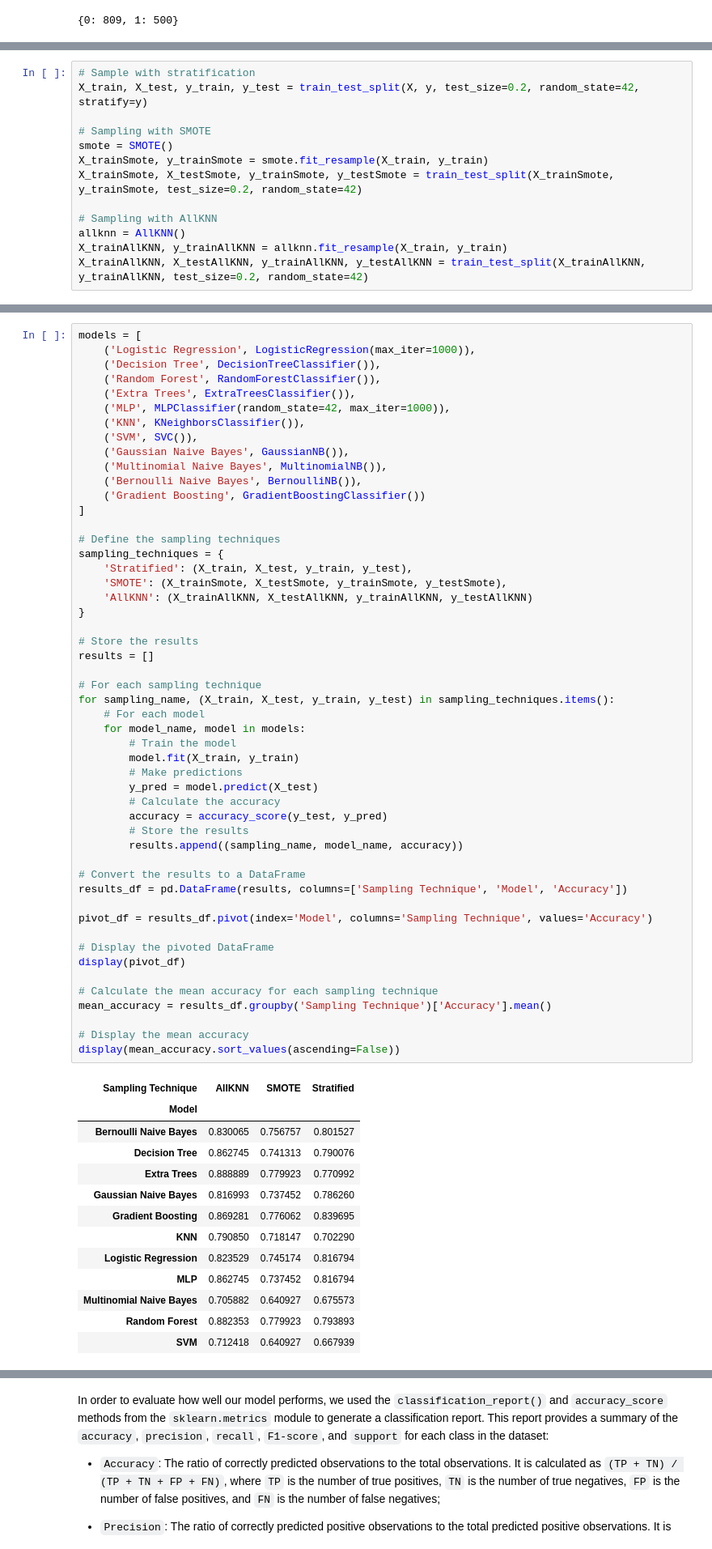
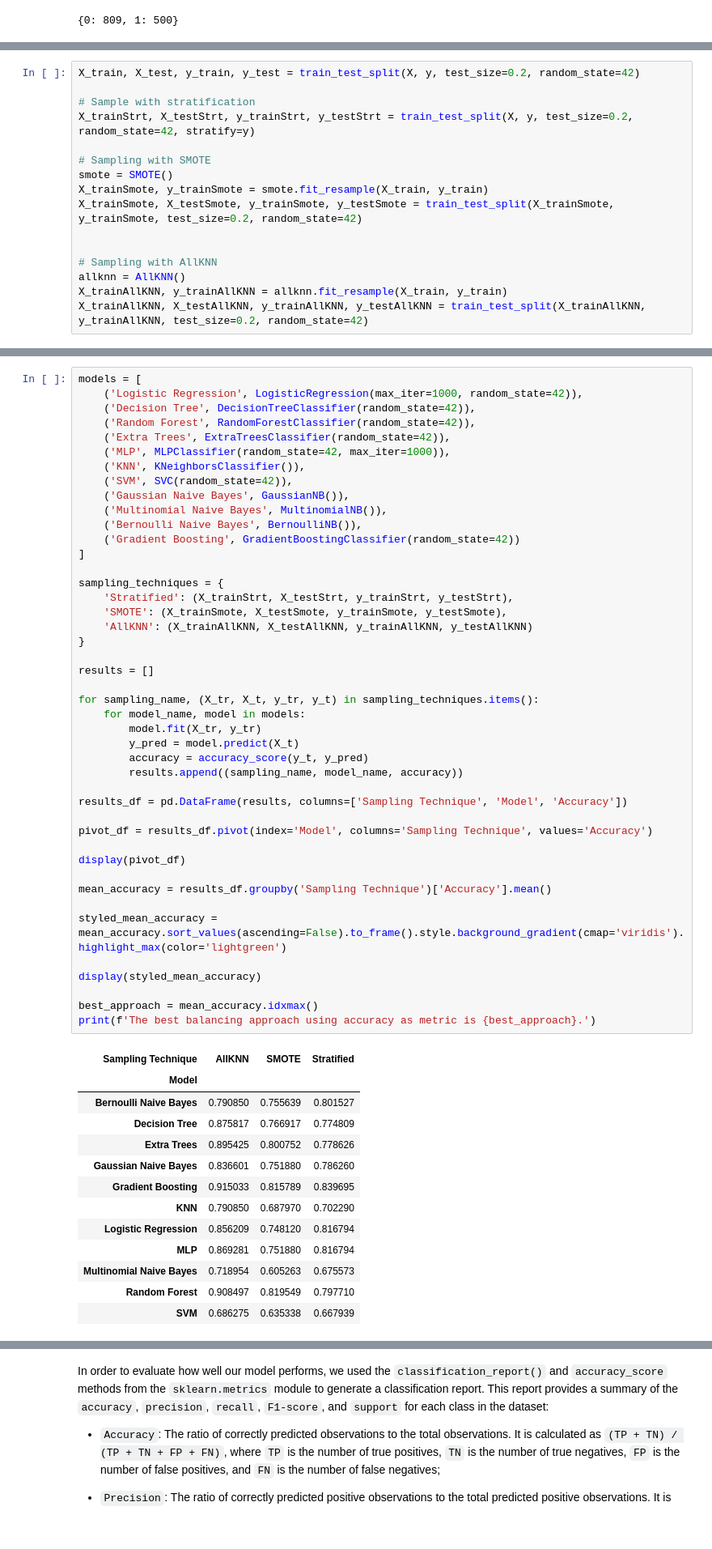
Before and after one commit to antoniooazevedo/titanic-dataset-analysis, a Jupyter notebook: analysis.ipynb, the cells around one changed output, grey strips where cells are left out. Shown at 81% size. Saved outputs shown, nothing was run; the diff lists cells and outputs as text.

```diff
--- a/analysis.ipynb
+++ b/analysis.ipynb
@@ -238,13 +241,16 @@ Considering our dataset is quiet unbalanced, having 62% of the people not surviv
 - `Stratified sampling`: This involves splitting the dataset into training and testing sets while maintaining the same class distribution in both sets. We used the `stratify` parameter in the `train_test_split()` method to perform stratified sampling.
 # %%
+X_train, X_test, y_train, y_test = train_test_split(X, y, test_size=0.2, random_state=42)
+
 # Sample with stratification
-X_train, X_test, y_train, y_test = train_test_split(X, y, test_size=0.2, random_state=42, stratify=y)
+X_trainStrt, X_testStrt, y_trainStrt, y_testStrt = train_test_split(X, y, test_size=0.2, random_state=42, stratify=y)
 
 # Sampling with SMOTE
 smote = SMOTE()
 X_trainSmote, y_trainSmote = smote.fit_resample(X_train, y_train)
 X_trainSmote, X_testSmote, y_trainSmote, y_testSmote = train_test_split(X_trainSmote, y_trainSmote, test_size=0.2, random_state=42)
 
+
 # Sampling with AllKNN
 allknn = AllKNN()
 X_trainAllKNN, y_trainAllKNN = allknn.fit_resample(X_train, y_train)
@@ -254,65 +260,58 @@ So we can simplify and only use one of the approaches in order to do a deep anal
 # %%
 models = [
-    ('Logistic Regression', LogisticRegression(max_iter=1000)),
-    ('Decision Tree', DecisionTreeClassifier()),
-    ('Random Forest', RandomForestClassifier()),
-    ('Extra Trees', ExtraTreesClassifier()),
+    ('Logistic Regression', LogisticRegression(max_iter=1000, random_state=42)),
+    ('Decision Tree', DecisionTreeClassifier(random_state=42)),
+    ('Random Forest', RandomForestClassifier(random_state=42)),
+    ('Extra Trees', ExtraTreesClassifier(random_state=42)),
     ('MLP', MLPClassifier(random_state=42, max_iter=1000)),
     ('KNN', KNeighborsClassifier()),
-    ('SVM', SVC()),
+    ('SVM', SVC(random_state=42)),
     ('Gaussian Naive Bayes', GaussianNB()),
     ('Multinomial Naive Bayes', MultinomialNB()),
     ('Bernoulli Naive Bayes', BernoulliNB()),
-    ('Gradient Boosting', GradientBoostingClassifier())
+    ('Gradient Boosting', GradientBoostingClassifier(random_state=42))
 ]
 
-# Define the sampling techniques
 sampling_techniques = {
-    'Stratified': (X_train, X_test, y_train, y_test),
+    'Stratified': (X_trainStrt, X_testStrt, y_trainStrt, y_testStrt),
     'SMOTE': (X_trainSmote, X_testSmote, y_trainSmote, y_testSmote),
     'AllKNN': (X_trainAllKNN, X_testAllKNN, y_trainAllKNN, y_testAllKNN)
 }
 
-# Store the results
 results = []
 
-# For each sampling technique
-for sampling_name, (X_train, X_test, y_train, y_test) in sampling_techniques.items():
-    # For each model
+for sampling_name, (X_tr, X_t, y_tr, y_t) in sampling_techniques.items():
     for model_name, model in models:
-        # Train the model
-        model.fit(X_train, y_train)
-        # Make predictions
-        y_pred = model.predict(X_test)
-        # Calculate the accuracy
-        accuracy = accuracy_score(y_test, y_pred)
-        # Store the results
+        model.fit(X_tr, y_tr)
+        y_pred = model.predict(X_t)
+        accuracy = accuracy_score(y_t, y_pred)
         results.append((sampling_name, model_name, accuracy))
 
-# Convert the results to a DataFrame
 results_df = pd.DataFrame(results, columns=['Sampling Technique', 'Model', 'Accuracy'])
 
 pivot_df = results_df.pivot(index='Model', columns='Sampling Technique', values='Accuracy')
 
-# Display the pivoted DataFrame
 display(pivot_df)
 
-# Calculate the mean accuracy for each sampling technique
 mean_accuracy = results_df.groupby('Sampling Technique')['Accuracy'].mean()
 
-# Display the mean accuracy
-display(mean_accuracy.sort_values(ascending=False))
+styled_mean_accuracy = mean_accuracy.sort_values(ascending=False).to_frame().style.background_gradient(cmap='viridis').highlight_max(color='lightgreen')
+
+display(styled_mean_accuracy)
+
+best_approach = mean_accuracy.idxmax()
+print(f'The best balancing approach using accuracy as metric is {best_approach}.')
 # %% [output]
 | Sampling Technique | AllKNN | SMOTE | Stratified |
 | Model |  |  |  |
-| Bernoulli Naive Bayes | 0.830065 | 0.756757 | 0.801527 |
-| Decision Tree | 0.862745 | 0.741313 | 0.790076 |
-| Extra Trees | 0.888889 | 0.779923 | 0.770992 |
-| Gaussian Naive Bayes | 0.816993 | 0.737452 | 0.786260 |
-| Gradient Boosting | 0.869281 | 0.776062 | 0.839695 |
-| KNN | 0.790850 | 0.718147 | 0.702290 |
-| Logistic Regression | 0.823529 | 0.745174 | 0.816794 |
-| MLP | 0.862745 | 0.737452 | 0.816794 |
-| Multinomial Naive Bayes | 0.705882 | 0.640927 | 0.675573 |
-| Random Forest | 0.882353 | 0.779923 | 0.793893 |
-| SVM | 0.712418 | 0.640927 | 0.667939 |
+| Bernoulli Naive Bayes | 0.790850 | 0.755639 | 0.801527 |
+| Decision Tree | 0.875817 | 0.766917 | 0.774809 |
+| Extra Trees | 0.895425 | 0.800752 | 0.778626 |
+| Gaussian Naive Bayes | 0.836601 | 0.751880 | 0.786260 |
+| Gradient Boosting | 0.915033 | 0.815789 | 0.839695 |
+| KNN | 0.790850 | 0.687970 | 0.702290 |
+| Logistic Regression | 0.856209 | 0.748120 | 0.816794 |
+| MLP | 0.869281 | 0.751880 | 0.816794 |
+| Multinomial Naive Bayes | 0.718954 | 0.605263 | 0.675573 |
+| Random Forest | 0.908497 | 0.819549 | 0.797710 |
+| SVM | 0.686275 | 0.635338 | 0.667939 |
```
Also changed, not shown: parts of 59 cells of this notebook.
